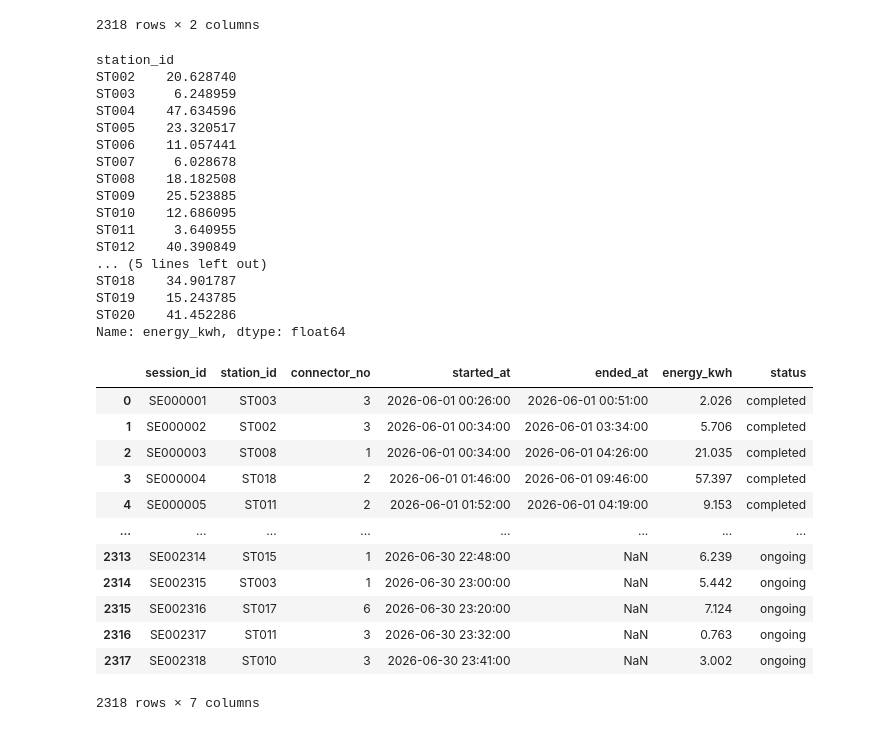
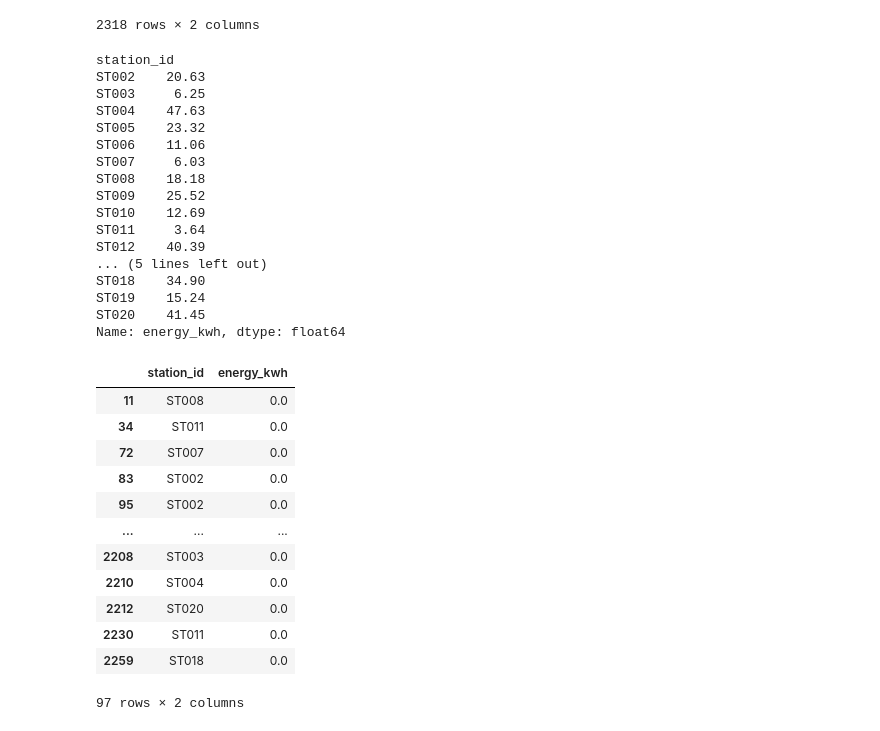
Before and after one commit to Gladrat/2627-analysis-efrei-m2-dev, a Jupyter notebook: analysis.ipynb, the cells around one changed output. Cells and saved outputs as stored; diff of their text form; code cells hidden in the pictures.

```diff
--- a/analysis.ipynb
+++ b/analysis.ipynb
@@ -103,38 +103,41 @@ subset
 | 2317 | ST010 | 3.002 |
 2318 rows × 2 columns
 # %%
-sessions.groupby("station_id")["energy_kwh"].mean()
+sessions.groupby("station_id")["energy_kwh"].mean().round(2)
 # %% [output]
 station_id
-ST002    20.628740
-ST003     6.248959
-ST004    47.634596
-ST005    23.320517
-ST006    11.057441
-ST007     6.028678
-ST008    18.182508
-ST009    25.523885
-ST010    12.686095
-ST011     3.640955
-ST012    40.390849
+ST002    20.63
+ST003     6.25
+ST004    47.63
+ST005    23.32
+ST006    11.06
+ST007     6.03
+ST008    18.18
+ST009    25.52
+ST010    12.69
+ST011     3.64
+ST012    40.39
 ... (5 lines left out)
-ST018    34.901787
-ST019    15.243785
-ST020    41.452286
+ST018    34.90
+ST019    15.24
+ST020    41.45
 Name: energy_kwh, dtype: float64
 # %%
-sessions
+sessions.loc[
+    sessions["energy_kwh"] == 0,
+    ["station_id", "energy_kwh"]
+]
 # %% [output]
-|  | session_id | station_id | connector_no | started_at | ended_at | energy_kwh | status |
-| 0 | SE000001 | ST003 | 3 | 2026-06-01 00:26:00 | 2026-06-01 00:51:00 | 2.026 | completed |
-| 1 | SE000002 | ST002 | 3 | 2026-06-01 00:34:00 | 2026-06-01 03:34:00 | 5.706 | completed |
-| 2 | SE000003 | ST008 | 1 | 2026-06-01 00:34:00 | 2026-06-01 04:26:00 | 21.035 | completed |
-| 3 | SE000004 | ST018 | 2 | 2026-06-01 01:46:00 | 2026-06-01 09:46:00 | 57.397 | completed |
-| 4 | SE000005 | ST011 | 2 | 2026-06-01 01:52:00 | 2026-06-01 04:19:00 | 9.153 | completed |
-| ... | ... | ... | ... | ... | ... | ... | ... |
-| 2313 | SE002314 | ST015 | 1 | 2026-06-30 22:48:00 | NaN | 6.239 | ongoing |
-| 2314 | SE002315 | ST003 | 1 | 2026-06-30 23:00:00 | NaN | 5.442 | ongoing |
-| 2315 | SE002316 | ST017 | 6 | 2026-06-30 23:20:00 | NaN | 7.124 | ongoing |
-| 2316 | SE002317 | ST011 | 3 | 2026-06-30 23:32:00 | NaN | 0.763 | ongoing |
-| 2317 | SE002318 | ST010 | 3 | 2026-06-30 23:41:00 | NaN | 3.002 | ongoing |
+|  | station_id | energy_kwh |
+| 11 | ST008 | 0.0 |
+| 34 | ST011 | 0.0 |
+| 72 | ST007 | 0.0 |
+| 83 | ST002 | 0.0 |
+| 95 | ST002 | 0.0 |
+| ... | ... | ... |
+| 2208 | ST003 | 0.0 |
+| 2210 | ST004 | 0.0 |
+| 2212 | ST020 | 0.0 |
+| 2230 | ST011 | 0.0 |
+| 2259 | ST018 | 0.0 |
-2318 rows × 7 columns
+97 rows × 2 columns
```
Also changed, not shown: parts of 11 cells of this notebook, 2 other files.
